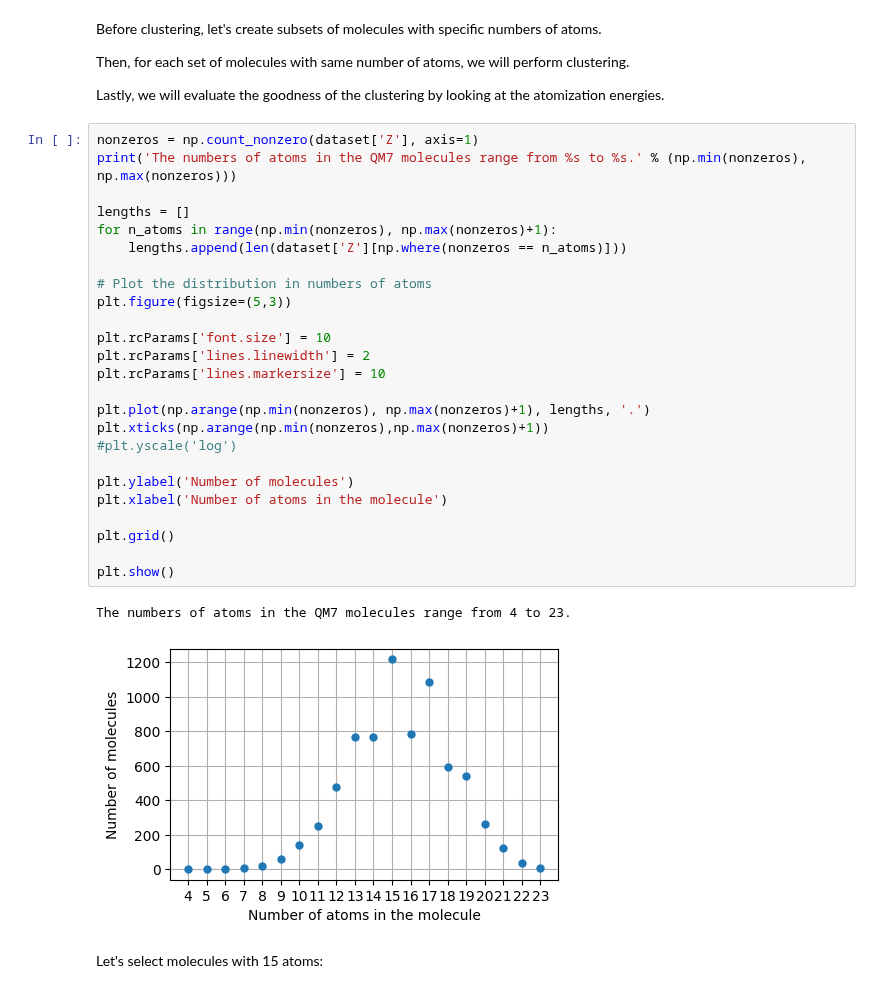
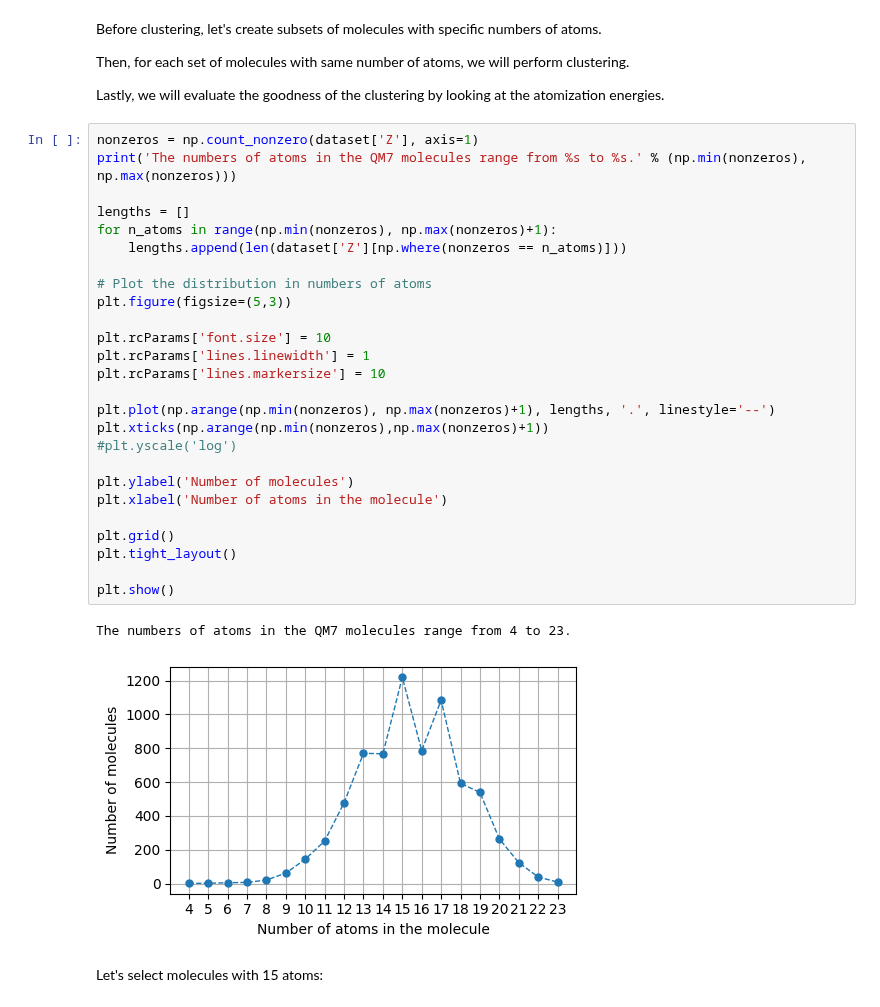
Before and after one commit to rhyan10/unsupervised-learning-molecular-systems, a Jupyter notebook: 3-Clustering/Clustering-Conformers.ipynb, the cells around one changed output. Saved outputs shown, nothing was run; the diff lists cells and outputs as text.

Commit message:
Tuning figures to standard size for article

```diff
--- a/3-Clustering/Clustering-Conformers.ipynb
+++ b/3-Clustering/Clustering-Conformers.ipynb
@@ -86,31 +86,32 @@ Lastly, we will evaluate the goodness of the clustering by looking at the atomiz
 # %%
 nonzeros = np.count_nonzero(dataset['Z'], axis=1)
 print('The numbers of atoms in the QM7 molecules range from %s to %s.' % (np.min(nonzeros), np.max(nonzeros)))
 
 lengths = []
 for n_atoms in range(np.min(nonzeros), np.max(nonzeros)+1):
     lengths.append(len(dataset['Z'][np.where(nonzeros == n_atoms)]))
 
 # Plot the distribution in numbers of atoms
 plt.figure(figsize=(5,3))
 
 plt.rcParams['font.size'] = 10
-plt.rcParams['lines.linewidth'] = 2
+plt.rcParams['lines.linewidth'] = 1
 plt.rcParams['lines.markersize'] = 10
 
-plt.plot(np.arange(np.min(nonzeros), np.max(nonzeros)+1), lengths, '.')
+plt.plot(np.arange(np.min(nonzeros), np.max(nonzeros)+1), lengths, '.', linestyle='--')
 plt.xticks(np.arange(np.min(nonzeros),np.max(nonzeros)+1))
 #plt.yscale('log')
 
 plt.ylabel('Number of molecules')
 plt.xlabel('Number of atoms in the molecule')
 
 plt.grid()
+plt.tight_layout()
 
 plt.show()
 # %% [output]
 The numbers of atoms in the QM7 molecules range from 4 to 23.
-[figure, old version]
+[figure, new version]
 # %% [markdown]
 Let's select molecules with 15 atoms:
 # %%
```
Also changed, not shown: parts of 9 cells of this notebook.
